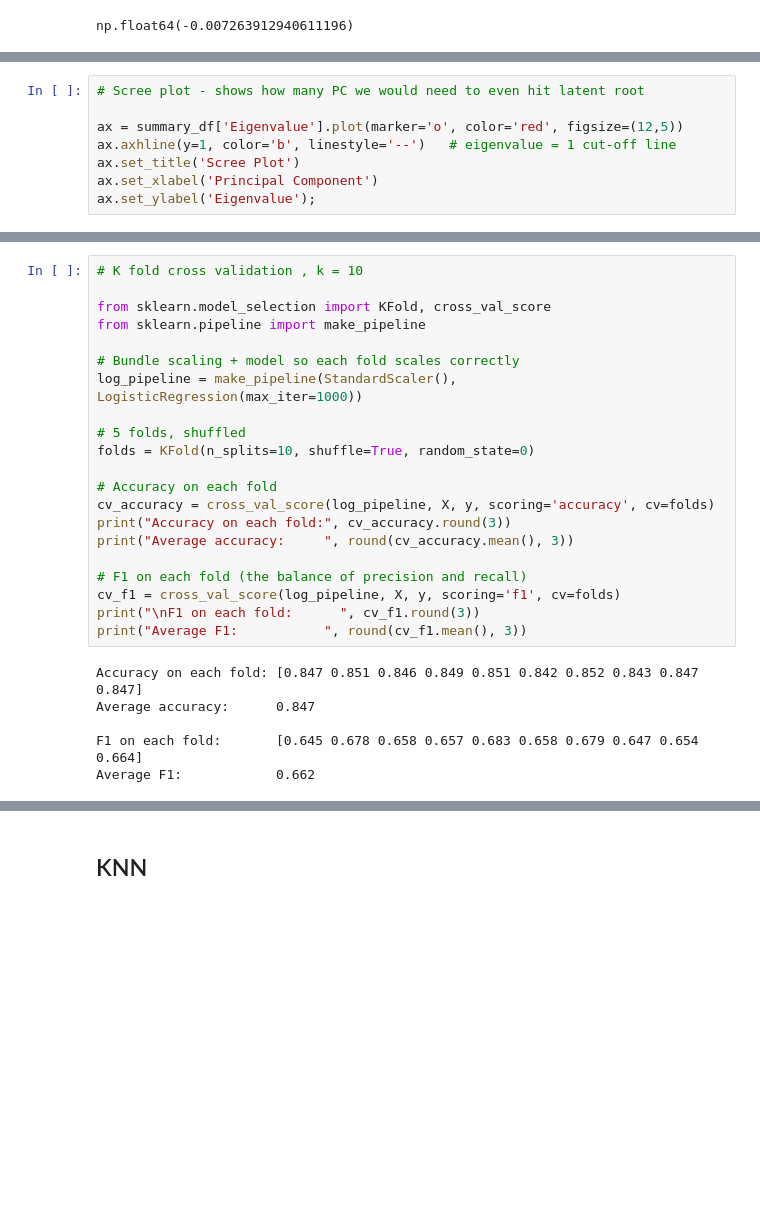
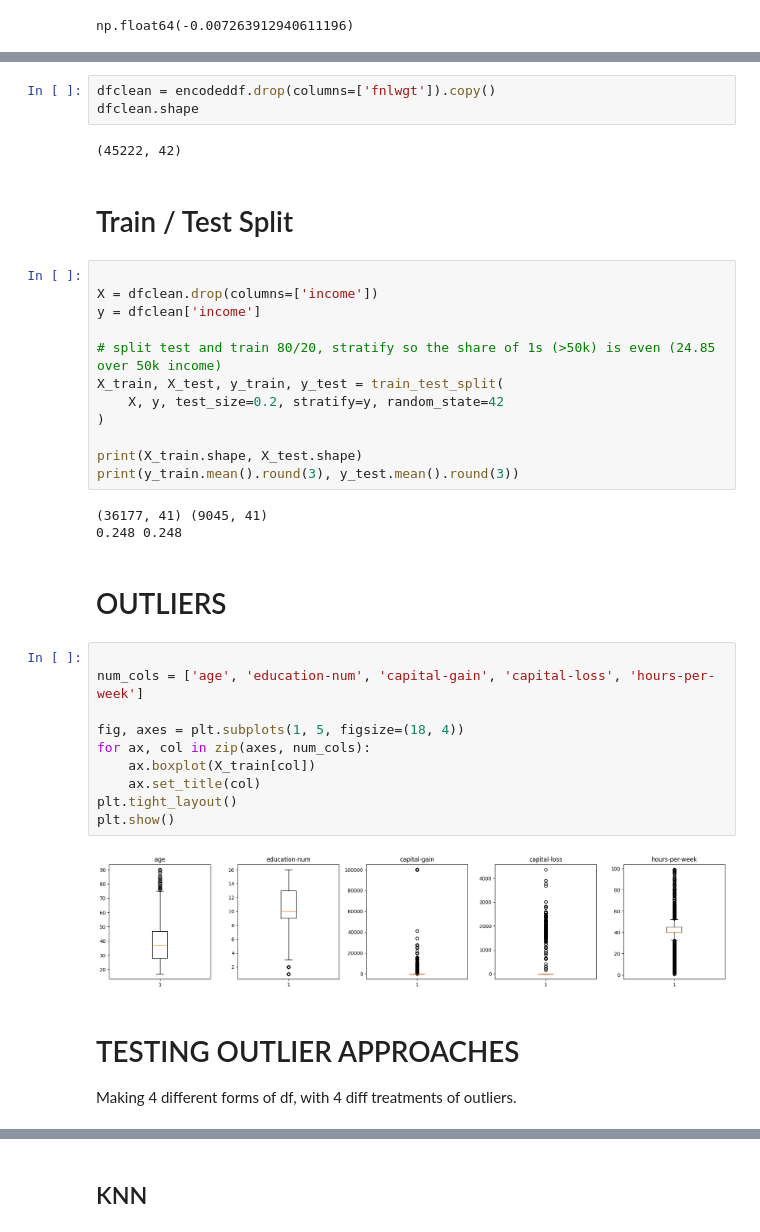
Before and after one commit to lydiapelton/BA305-Project, a Jupyter notebook: Lydia_Project.ipynb, the cells around one changed output, grey strips where cells are left out. Saved outputs shown, nothing was run; the diff lists cells and outputs as text; blank space fills up the shorter version.

```diff
--- a/Lydia_Project.ipynb
+++ b/Lydia_Project.ipynb
@@ -713,8 +429,0 @@ summary_df.round(3)
-# %%
-# Scree plot - shows how many PC we would need to even hit latent root
-
-ax = summary_df['Eigenvalue'].plot(marker='o', color='red', figsize=(12,5))
-ax.axhline(y=1, color='b', linestyle='--')   # eigenvalue = 1 cut-off line
-ax.set_title('Scree Plot')
-ax.set_xlabel('Principal Component')
-ax.set_ylabel('Eigenvalue');
@@ -1010,27 +430,39 @@ Average F1:            0.663
-# %%
-# K fold cross validation , k = 10
-
-from sklearn.model_selection import KFold, cross_val_score
-from sklearn.pipeline import make_pipeline
-
-# Bundle scaling + model so each fold scales correctly
-log_pipeline = make_pipeline(StandardScaler(), LogisticRegression(max_iter=1000))
-
-# 5 folds, shuffled
-folds = KFold(n_splits=10, shuffle=True, random_state=0)
-
-# Accuracy on each fold
-cv_accuracy = cross_val_score(log_pipeline, X, y, scoring='accuracy', cv=folds)
-print("Accuracy on each fold:", cv_accuracy.round(3))
-print("Average accuracy:     ", round(cv_accuracy.mean(), 3))
-
-# F1 on each fold (the balance of precision and recall)
-cv_f1 = cross_val_score(log_pipeline, X, y, scoring='f1', cv=folds)
-print("\nF1 on each fold:      ", cv_f1.round(3))
-print("Average F1:           ", round(cv_f1.mean(), 3))
-# %% [output]
-Accuracy on each fold: [0.847 0.851 0.846 0.849 0.851 0.842 0.852 0.843 0.847 0.847]
-Average accuracy:      0.847
-
-F1 on each fold:       [0.645 0.678 0.658 0.657 0.683 0.658 0.679 0.647 0.654 0.664]
-Average F1:            0.662
+# %%
+dfclean = encodeddf.drop(columns=['fnlwgt']).copy()
+dfclean.shape
+# %% [output]
+(45222, 42)
+# %% [markdown]
+# Train / Test Split
+# %%
+
+X = dfclean.drop(columns=['income'])
+y = dfclean['income']
+
+# split test and train 80/20, stratify so the share of 1s (>50k) is even (24.85 over 50k income)
+X_train, X_test, y_train, y_test = train_test_split(
+    X, y, test_size=0.2, stratify=y, random_state=42
+)
+
+print(X_train.shape, X_test.shape)
+print(y_train.mean().round(3), y_test.mean().round(3))
+# %% [output]
+(36177, 41) (9045, 41)
+0.248 0.248
+# %% [markdown]
+# OUTLIERS
+# %%
+
+num_cols = ['age', 'education-num', 'capital-gain', 'capital-loss', 'hours-per-week']
+
+fig, axes = plt.subplots(1, 5, figsize=(18, 4))
+for ax, col in zip(axes, num_cols):
+    ax.boxplot(X_train[col])
+    ax.set_title(col)
+plt.tight_layout()
+plt.show()
+# %% [output]
+[figure, added]
+# %% [markdown]
+# TESTING OUTLIER APPROACHES
+Making 4 different forms of df, with 4 diff treatments of outliers.
```
Also changed, not shown: parts of 47 cells of this notebook.
